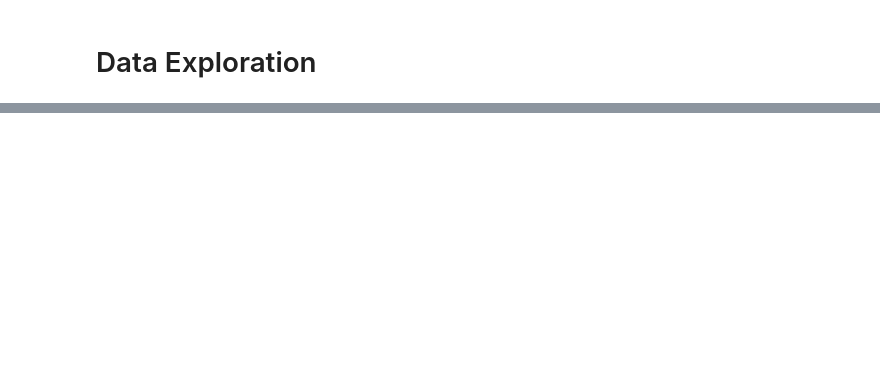
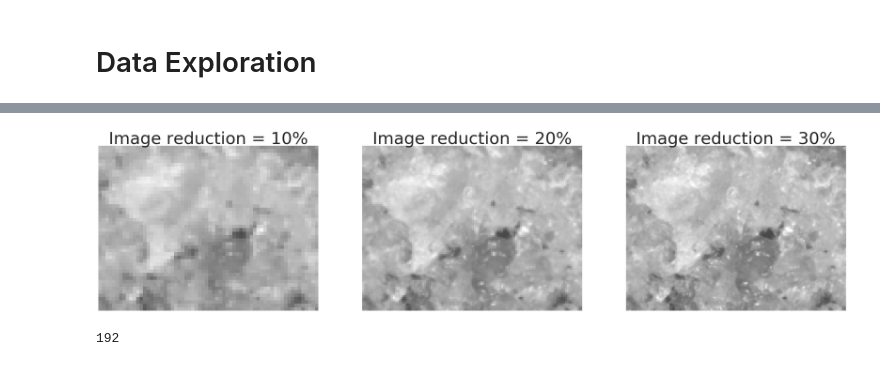
Before and after one commit to davibarreira/gravel_analysis, a Jupyter notebook: DataExploration.ipynb, the cells around one changed output, grey strips where cells are left out. Cells and saved outputs as stored; diff of their text form; code cells hidden in the pictures; blank space fills up the shorter version.

```diff
--- a/DataExploration.ipynb
+++ b/DataExploration.ipynb
@@ -44,0 +51,25 @@ sns.distplot(texture['texture'])
+# %%
+# Visualizing the data
+textureimages20 = np.load('textureimagequality20.npy')
+textureimages30 = np.load('textureimagequality30.npy')
+textureimages10 = np.load('textureimagequality10.npy')
+
+
+fig = plt.figure(figsize=(40,15))
+ax = fig.add_subplot(1, 3, 1, xticks=[], yticks=[])
+ax.imshow((textureimages10[10]))
+ax.set_title("Image reduction = {}%".format(10),fontsize=50)
+ax = fig.add_subplot(1, 3, 2, xticks=[], yticks=[])
+ax.imshow((textureimages20[10]))
+ax.set_title("Image reduction = {}%".format(20),fontsize=50)
+ax = fig.add_subplot(1, 3, 3, xticks=[], yticks=[])
+ax.imshow((textureimages30[10]))
+ax.set_title("Image reduction = {}%".format(30),fontsize=50)
+
+plt.savefig('Image Quality.png')
+# %% [output]
+[figure, added]
+# %%
+96*2
+# %% [output]
+192
```
Also changed, not shown: parts of 3 cells of this notebook, 3 other files.
